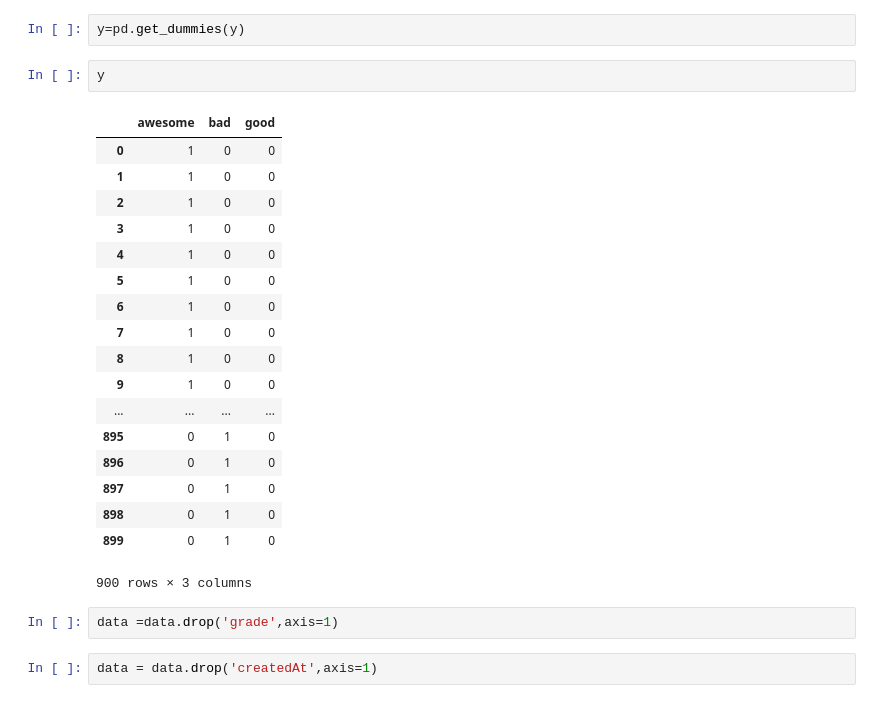
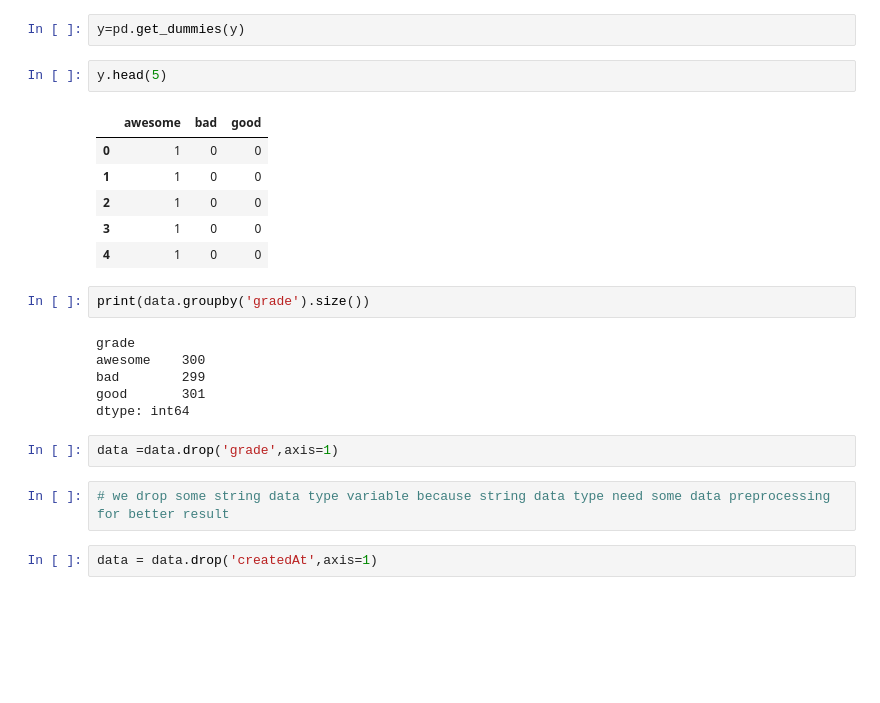
Before and after one commit to sanwara-prajapati/NB_ML_Assignment, a Jupyter notebook: task.ipynb, the cells around one changed output. Drawn from its saved outputs; the diff is of its cells as text; blank space fills up the shorter version.

Commit message:
final result

```diff
--- a/task.ipynb
+++ b/task.ipynb
@@ -201,28 +205,26 @@ Name: grade, dtype: object
 # %%
 y=pd.get_dummies(y)
 # %%
-y
+y.head(5)
 # %% [output]
 |  | awesome | bad | good |
 | 0 | 1 | 0 | 0 |
 | 1 | 1 | 0 | 0 |
 | 2 | 1 | 0 | 0 |
 | 3 | 1 | 0 | 0 |
 | 4 | 1 | 0 | 0 |
-| 5 | 1 | 0 | 0 |
-| 6 | 1 | 0 | 0 |
-| 7 | 1 | 0 | 0 |
-| 8 | 1 | 0 | 0 |
-| 9 | 1 | 0 | 0 |
-| ... | ... | ... | ... |
-| 895 | 0 | 1 | 0 |
-| 896 | 0 | 1 | 0 |
-| 897 | 0 | 1 | 0 |
-| 898 | 0 | 1 | 0 |
-| 899 | 0 | 1 | 0 |
-900 rows × 3 columns
+# %%
+print(data.groupby('grade').size())
+# %% [output]
+grade
+awesome    300
+bad        299
+good       301
+dtype: int64
 # %%
 data =data.drop('grade',axis=1)
+# %%
+# we drop some string data type variable because string data type need some data preprocessing for better result
 # %%
 data = data.drop('createdAt',axis=1)
 # %%
```
Also changed, not shown: parts of 22 cells of this notebook.
